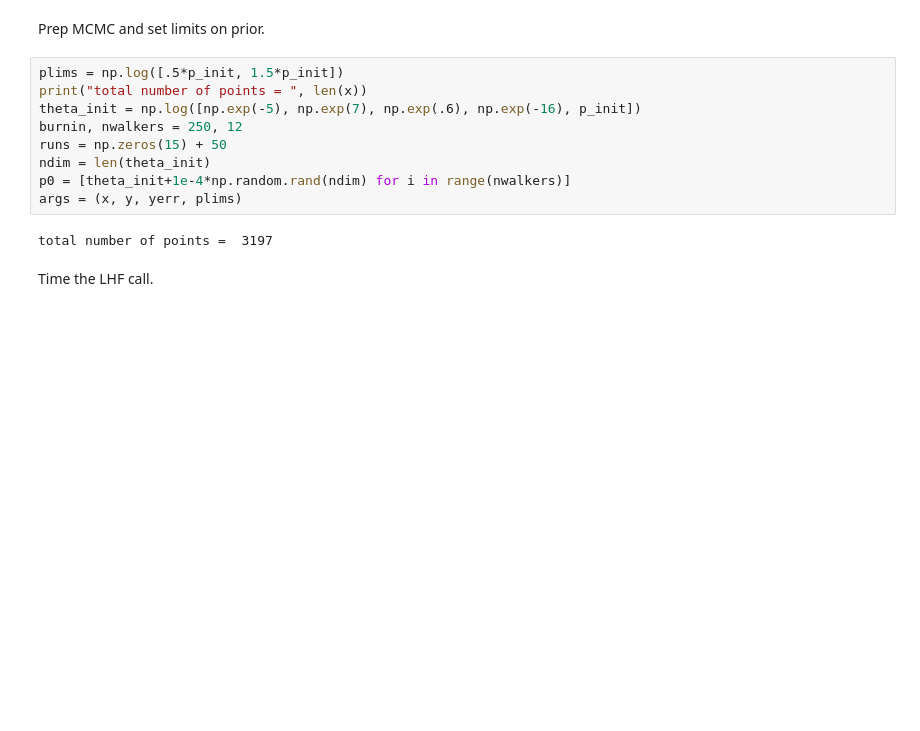
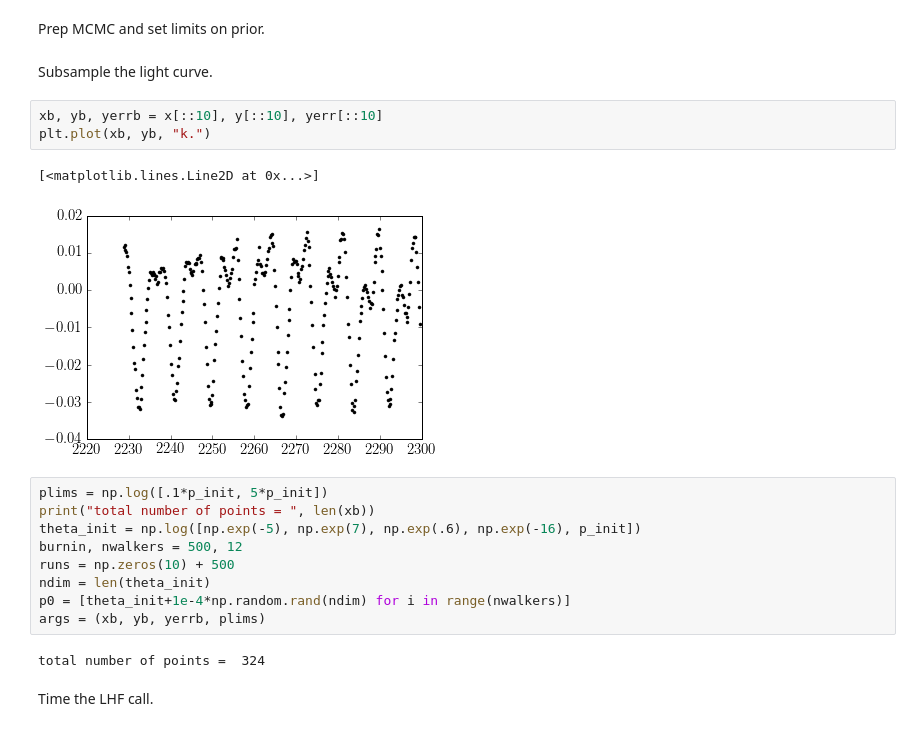
Before and after one commit to RuthAngus/GProtation, a Jupyter notebook: ruth/Epic_test.ipynb, the cells around one changed output. Cells and saved outputs as stored; diff of their text form; blank space fills up the shorter version.

```diff
--- a/ruth/Epic_test.ipynb
+++ b/ruth/Epic_test.ipynb
@@ -77,16 +76,24 @@ plt.plot(ps, pgram)
 # %% [markdown]
 Prep MCMC and set limits on prior.
+# %% [markdown]
+Subsample the light curve.
+# %%
+xb, yb, yerrb = x[::10], y[::10], yerr[::10]
+plt.plot(xb, yb, "k.")
+# %% [output]
+[<matplotlib.lines.Line2D at 0x...>]
+[figure, added]
 # %%
-plims = np.log([.5*p_init, 1.5*p_init])
-print("total number of points = ", len(x))
+plims = np.log([.1*p_init, 5*p_init])
+print("total number of points = ", len(xb))
 theta_init = np.log([np.exp(-5), np.exp(7), np.exp(.6), np.exp(-16), p_init])
-burnin, nwalkers = 250, 12
-runs = np.zeros(15) + 50
+burnin, nwalkers = 500, 12
+runs = np.zeros(10) + 500
 ndim = len(theta_init)
 p0 = [theta_init+1e-4*np.random.rand(ndim) for i in range(nwalkers)]
-args = (x, y, yerr, plims)
+args = (xb, yb, yerrb, plims)
 # %% [output]
-total number of points =  3197
+total number of points =  324
 # %% [markdown]
 Time the LHF call.
 # %%
```
Also changed, not shown: parts of 6 cells of this notebook, 1 other file.
